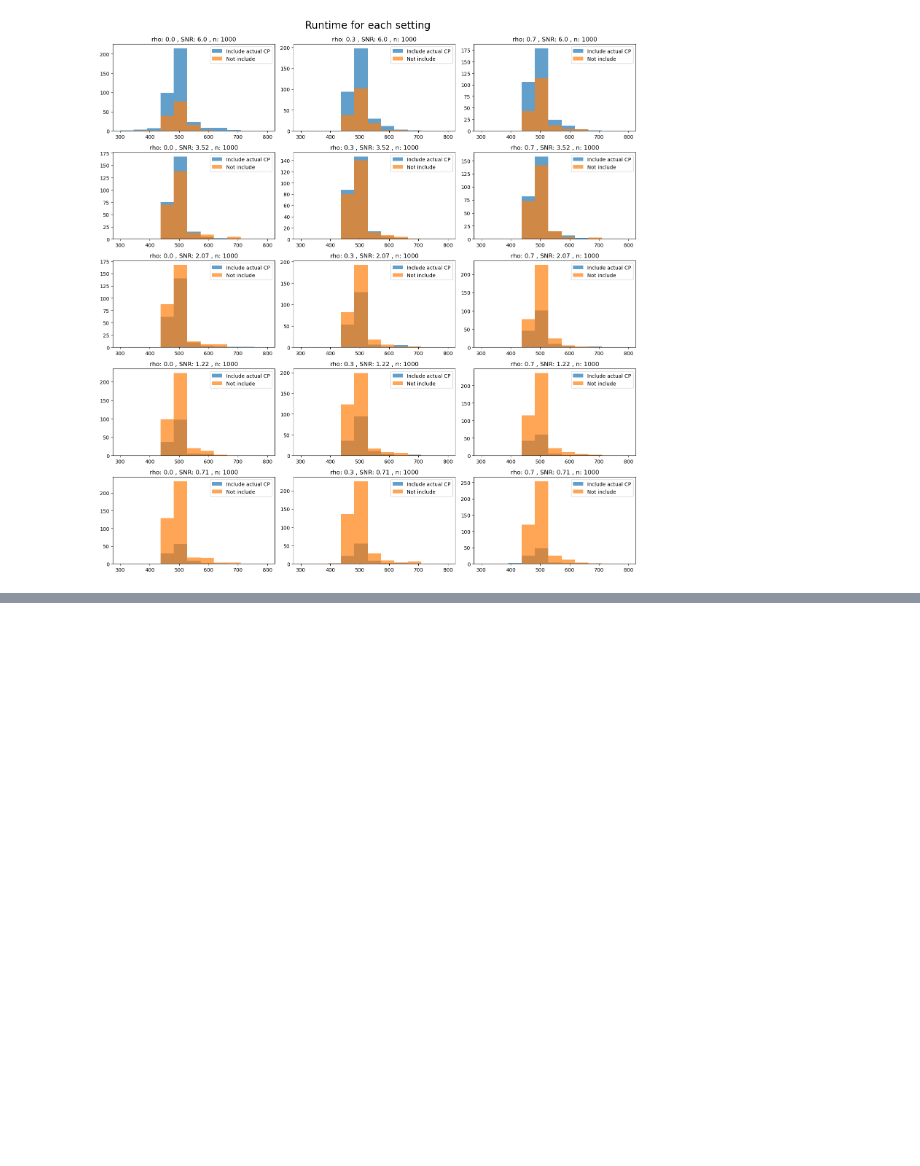
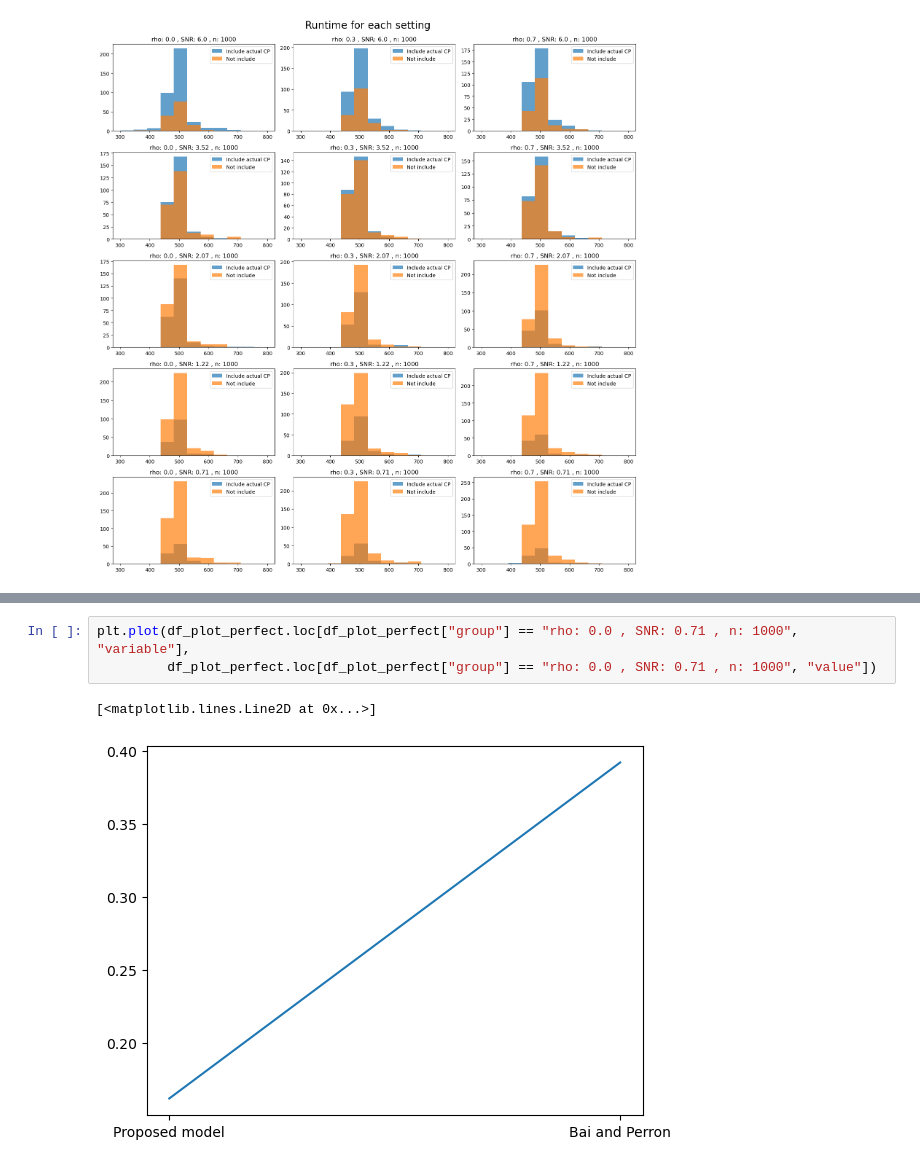
Before and after one commit to TomoyaOzawa-DA/research-project, a Jupyter notebook: SimulationStudy/Tomo-ExtractSimulationResults.ipynb, the cells around one changed output, grey strips where cells are left out. Drawn from its saved outputs; the diff is of its cells as text; blank space fills up the shorter version.

```diff
--- a/SimulationStudy/Tomo-ExtractSimulationResults.ipynb
+++ b/SimulationStudy/Tomo-ExtractSimulationResults.ipynb
@@ -226,0 +448,6 @@ plt.show()
+# %%
+plt.plot(df_plot_perfect.loc[df_plot_perfect["group"] == "rho: 0.0 , SNR: 0.71 , n: 1000", "variable"],
+         df_plot_perfect.loc[df_plot_perfect["group"] == "rho: 0.0 , SNR: 0.71 , n: 1000", "value"])
+# %% [output]
+[<matplotlib.lines.Line2D at 0x...>]
+[figure, added]
```
Also changed, not shown: parts of 21 cells of this notebook, 1 other file.
